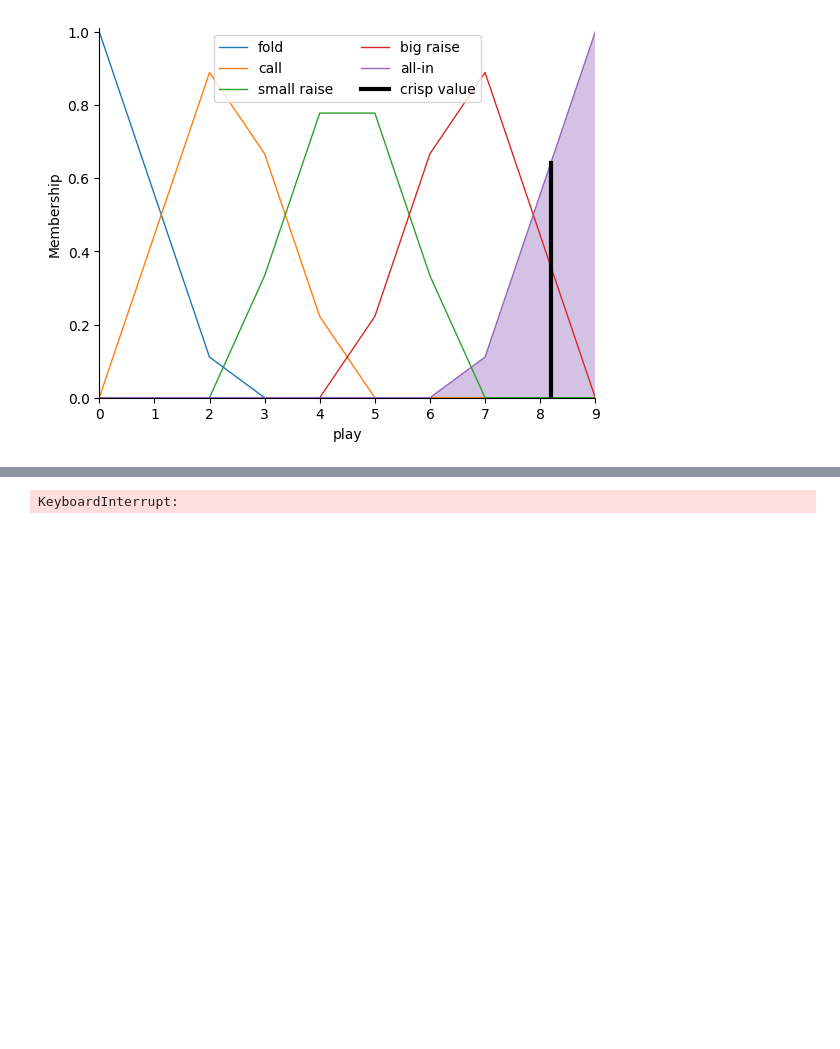
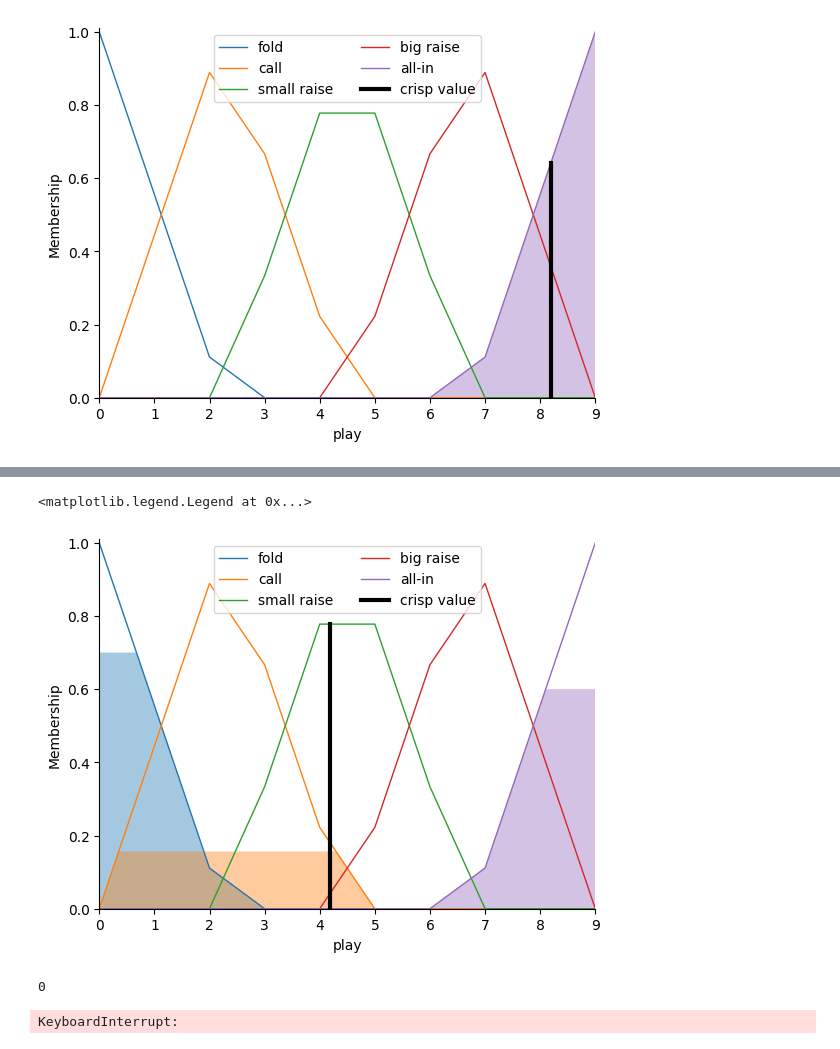
Before and after one commit to pedromiglou/Fuzzy_Logic_Game_AI, a Jupyter notebook: PokerAI.ipynb, the cells around one changed output, grey strips where cells are left out. Saved outputs shown, nothing was run; the diff lists cells and outputs as text; code cells hidden in the pictures; blank space fills up the shorter version.

```diff
--- a/PokerAI.ipynb
+++ b/PokerAI.ipynb
@@ -265,9 +294,17 @@ plt.legend(ncol=2)
+# %%
+play.view(sim=problem)
+plt.legend(ncol=2)
+# %% [output]
+<matplotlib.legend.Legend at 0x...>
+[figure, added]
 # %%
 wins=0
 losses=0
 
+history = []
+initial_bet = 1
 # iterate full games
-for _ in tqdm(range(10), desc="Playing Poker..."):
+for _ in tqdm(range(100), desc="Playing Poker..."):
     player1_chips = 20
     player2_chips = 20
 
@@ -288,10 +325,8 @@ for _ in tqdm(range(10), desc="Playing Poker..."):
 
         player1_bet = 1
         player2_bet = 1
-        initial_bet = 1
         # iterate each round
         for i in range(3):
-            print(i)
             board = board + deck.draw(1)
             probs = hand_quality(player1_hand + board)
             board_q = board_quality(board)
@@ -358,12 +393,12 @@ for _ in tqdm(range(10), desc="Playing Poker..."):
             player1_chips += player2_bet
             player2_chips -= player2_bet
             rounds_won+=1
-            continue
-
     if player1_chips<player2_chips:
         losses+=1
     else:
         wins+=1
+    history.append(wins)
 print(f"The algorithm won {wins} times, and lost {losses} times")
 # %% [output]
-KeyboardInterrupt:
+0
+KeyboardInterrupt:
```
Also changed, not shown: parts of 3 cells of this notebook, 1 other file.
